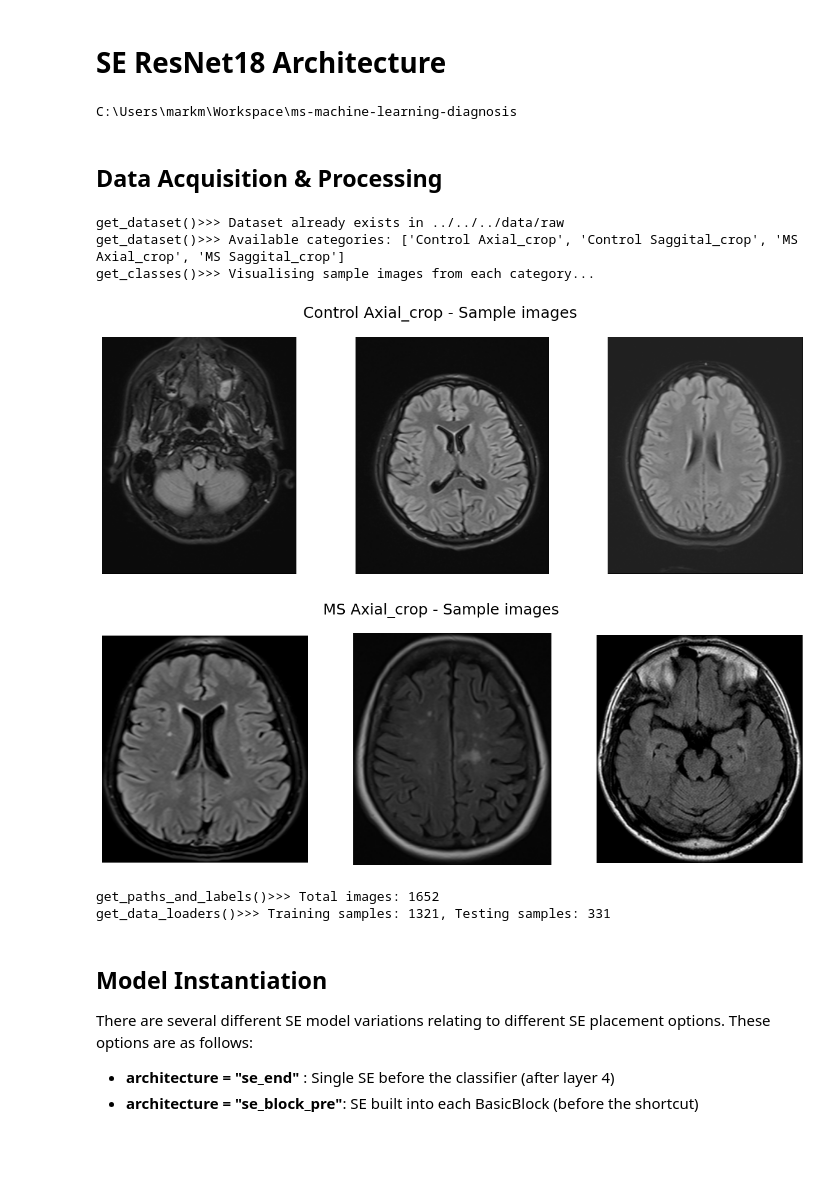
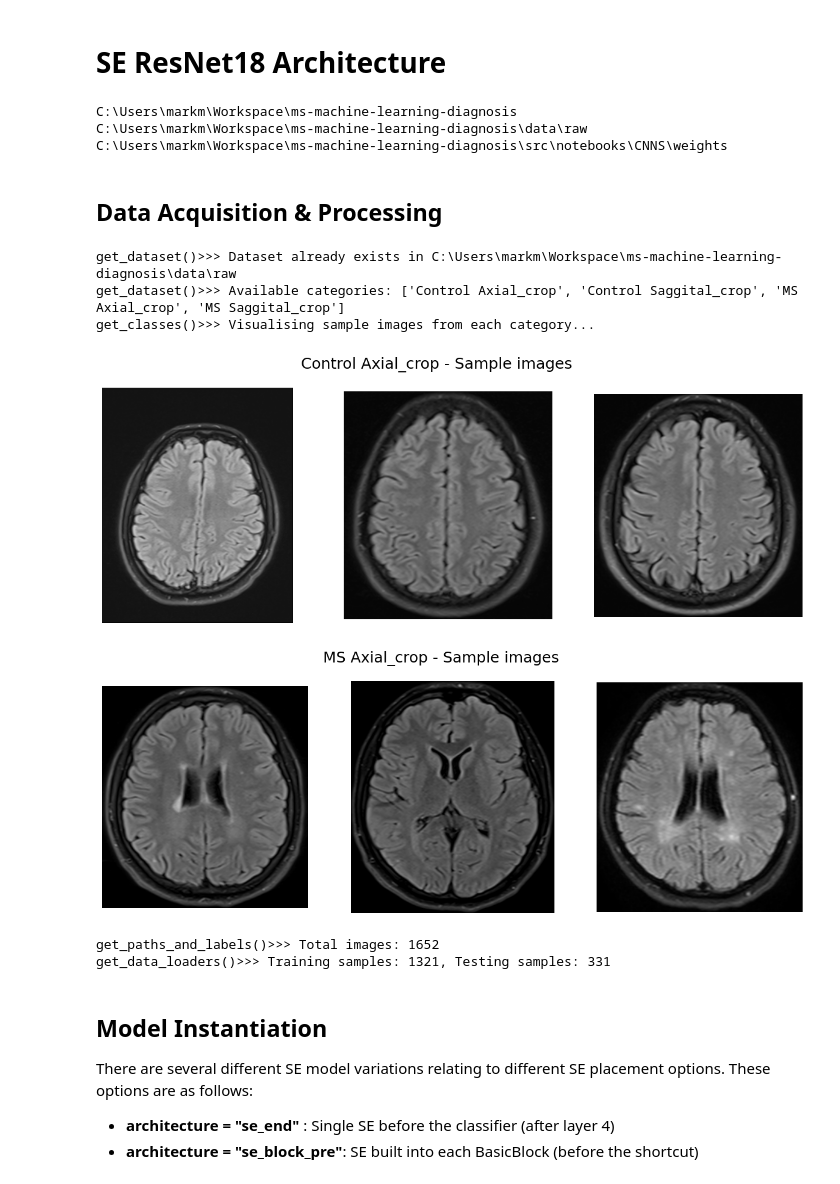
Before and after one commit to Mark-McNaught/ms-machine-learning-diagnosis, a Jupyter notebook: src/notebooks/CNNS/SE-Pre-ResNet18-Model.ipynb, the cells around one changed output. Drawn from its saved outputs; the diff is of its cells as text; code cells hidden in the pictures; blank space fills up the shorter version.

```diff
--- a/src/notebooks/CNNS/SE-Pre-ResNet18-Model.ipynb
+++ b/src/notebooks/CNNS/SE-Pre-ResNet18-Model.ipynb
@@ -4,11 +4,20 @@
 import sys
 from pathlib import Path
 
-PROJECT_ROOT = Path().resolve().parents[2]
+ABSOLUTE_PATH = Path().resolve()
+PROJECT_ROOT = ABSOLUTE_PATH.parents[2]
+DATA_DIR = PROJECT_ROOT / "data" / "raw"
+WEIGHTS_DIR = ABSOLUTE_PATH / "weights"
+
 sys.path.append(str(PROJECT_ROOT))
+
 print(PROJECT_ROOT)
+print(DATA_DIR)
+print(WEIGHTS_DIR)
 # %% [output]
 C:\Users\markm\Workspace\ms-machine-learning-diagnosis
+C:\Users\markm\Workspace\ms-machine-learning-diagnosis\data\raw
+C:\Users\markm\Workspace\ms-machine-learning-diagnosis\src\notebooks\CNNS\weights
 # %%
 import refactor.src.data as data
 import refactor.src.models as models
@@ -17,19 +26,19 @@ import refactor.src.evaluator as evaluator
 # %% [markdown]
 ## Data Acquisition & Processing
 # %%
-path, categories = data.get_dataset(relative_path="../../../data/raw")
+path, categories = data.get_dataset(str(DATA_DIR))
 classes = data.get_classes(path, categories)
 
 image_paths, labels = data.get_paths_and_labels(path, classes)
 train_transform, test_transform = data.get_transforms()
 
 train_loader, test_loader, test_data = data.get_data_loaders(image_paths, labels, train_transform, test_transform)
 # %% [output]
-get_dataset()>>> Dataset already exists in ../../../data/raw
+get_dataset()>>> Dataset already exists in C:\Users\markm\Workspace\ms-machine-learning-diagnosis\data\raw
 get_dataset()>>> Available categories: ['Control Axial_crop', 'Control Saggital_crop', 'MS Axial_crop', 'MS Saggital_crop']
 get_classes()>>> Visualising sample images from each category...
-[figure, old version]
+[figure, new version]
-[figure, old version]
+[figure, new version]
 get_paths_and_labels()>>> Total images: 1652
 get_data_loaders()>>> Training samples: 1321, Testing samples: 331
 # %% [markdown]
```
Also changed, not shown: parts of 6 cells of this notebook, 17 other files.
